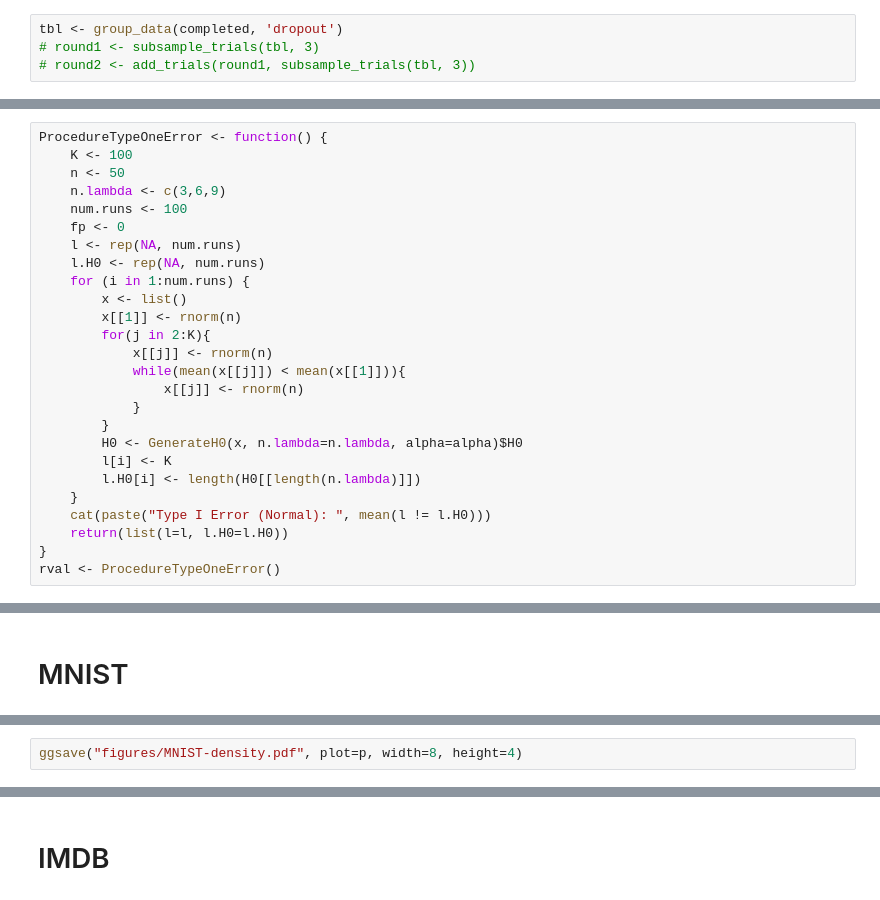
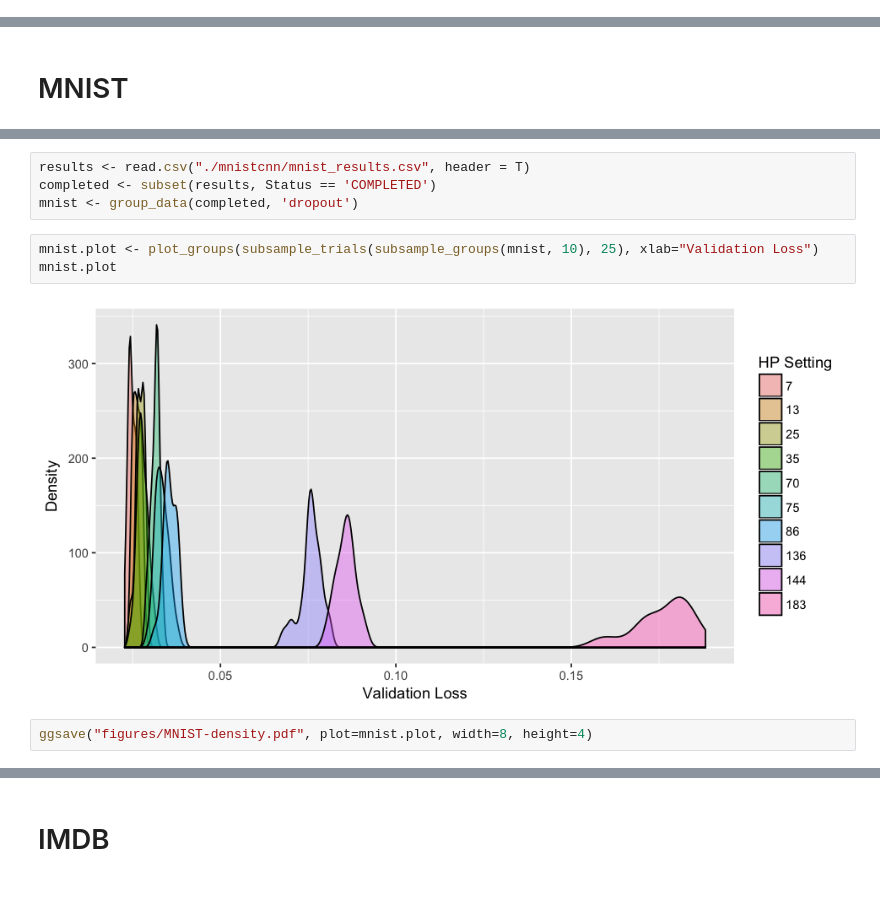
Before and after one commit to LarsHH/reproducible-hyperparameter-optimization-jcgs-2019, a Jupyter notebook: evaluation.ipynb, the cells around one changed output, grey strips where cells are left out. Drawn from its saved outputs; the diff is of its cells as text.

```diff
--- a/evaluation.ipynb
+++ b/evaluation.ipynb
@@ -266,4 +8,0 @@ $rejection.power
-# %%
-tbl <- group_data(completed, 'dropout')
-# round1 <- subsample_trials(tbl, 3)
-# round2 <- add_trials(round1, subsample_trials(tbl, 3))
@@ -858,26 +8,0 @@ rval <- ProcedureTypeOneError()
-# %%
-ProcedureTypeOneError <- function() {
-    K <- 100
-    n <- 50
-    n.lambda <- c(3,6,9)
-    num.runs <- 100
-    fp <- 0
-    l <- rep(NA, num.runs)
-    l.H0 <- rep(NA, num.runs)
-    for (i in 1:num.runs) {
-        x <- list()
-        x[[1]] <- rnorm(n)
-        for(j in 2:K){
-            x[[j]] <- rnorm(n)
-            while(mean(x[[j]]) < mean(x[[1]])){
-                x[[j]] <- rnorm(n)
-            }
-        }
-        H0 <- GenerateH0(x, n.lambda=n.lambda, alpha=alpha)$H0
-        l[i] <- K
-        l.H0[i] <- length(H0[[length(n.lambda)]])
-    }
-    cat(paste("Type I Error (Normal): ", mean(l != l.H0)))
-    return(list(l=l, l.H0=l.H0))
-}
-rval <- ProcedureTypeOneError()
@@ -935,2 +413,11 @@ p
+# %%
+results <- read.csv("./mnistcnn/mnist_results.csv", header = T)
+completed <- subset(results, Status == 'COMPLETED')
+mnist <- group_data(completed, 'dropout')
+# %%
+mnist.plot <- plot_groups(subsample_trials(subsample_groups(mnist, 10), 25), xlab="Validation Loss")
+mnist.plot
+# %% [output]
+[figure, added]
 # %%
-ggsave("figures/MNIST-density.pdf", plot=p, width=8, height=4)
+ggsave("figures/MNIST-density.pdf", plot=mnist.plot, width=8, height=4)
```
Also changed, not shown: parts of 167 cells of this notebook, 2 other files.
